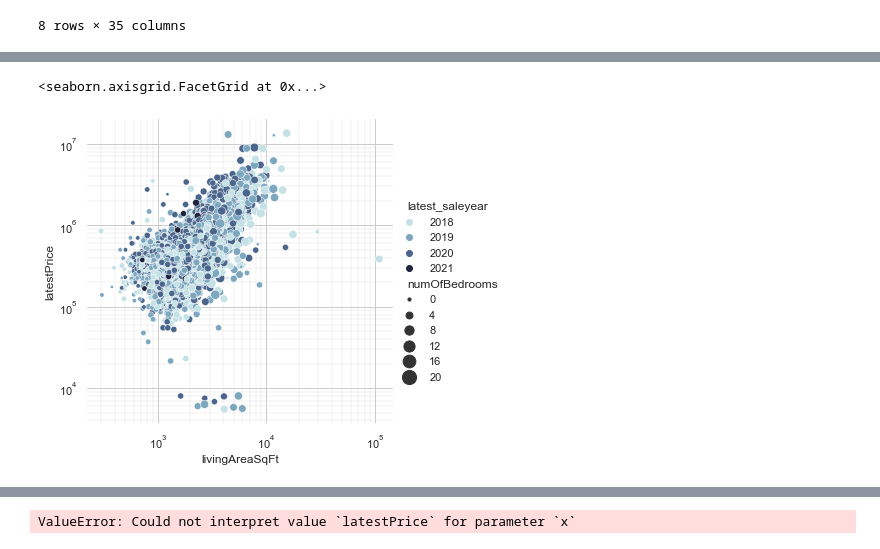
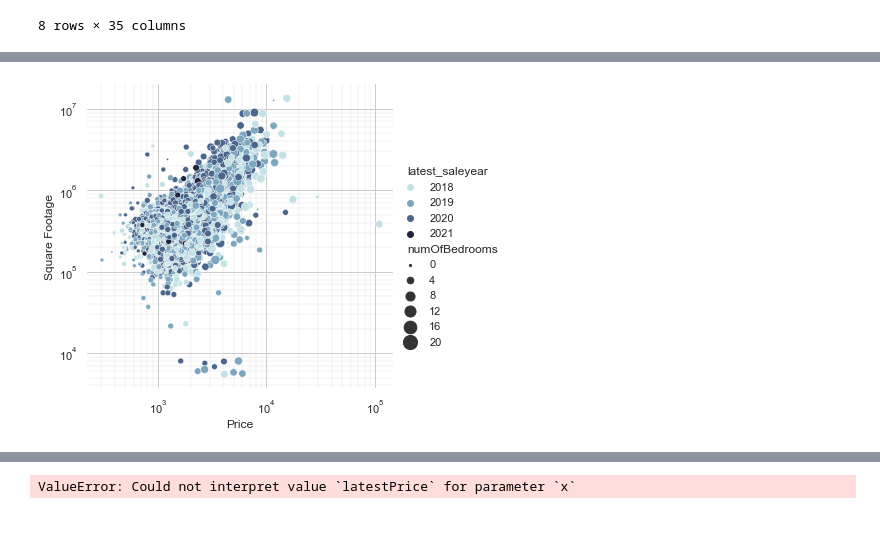
Before and after one commit to jonarnold3065/SMU_Project-1, a Jupyter notebook: Jons_Work/Seaborn Scatters.ipynb, the cells around one changed output, grey strips where cells are left out. Saved outputs shown, nothing was run; the diff lists cells and outputs as text; code cells hidden in the pictures.

Commit message:
scatter plot images

```diff
--- a/Jons_Work/Seaborn Scatters.ipynb
+++ b/Jons_Work/Seaborn Scatters.ipynb
@@ -74,20 +74,24 @@ Index(['index', 'zpid', 'city', 'streetAddress', 'zipcode', 'description',
 # %%
 sns.set_theme(style="whitegrid")
 
 # Load the example planets dataset
 
 
 cmap = sns.cubehelix_palette(rot=-.2, as_cmap=True)
 g = sns.relplot(
     data=cleanDf,
     x="livingAreaSqFt", y="latestPrice",
     hue="latest_saleyear", size="numOfBedrooms",
-    palette=cmap, sizes=(10, 200),
+    palette=cmap, sizes=(5, 200),
 )
 g.set(xscale="log", yscale="log")
 g.ax.xaxis.grid(True, "minor", linewidth=.25)
+g.set_xlabels("Price")
+g.set_ylabels("Square Footage")
+g.set_titles('Price, SqFt, Bed/Bath')
 g.ax.yaxis.grid(True, "minor", linewidth=.25)
 g.despine(left=True, bottom=True)
+
+plt.savefig(r'Seaborn_scatter.png', dpi = 100)
 # %% [output]
-<seaborn.axisgrid.FacetGrid at 0x...>
-[figure, old version]
+[figure, new version]
```
Also changed, not shown: parts of 2 cells of this notebook, 3 other files.
